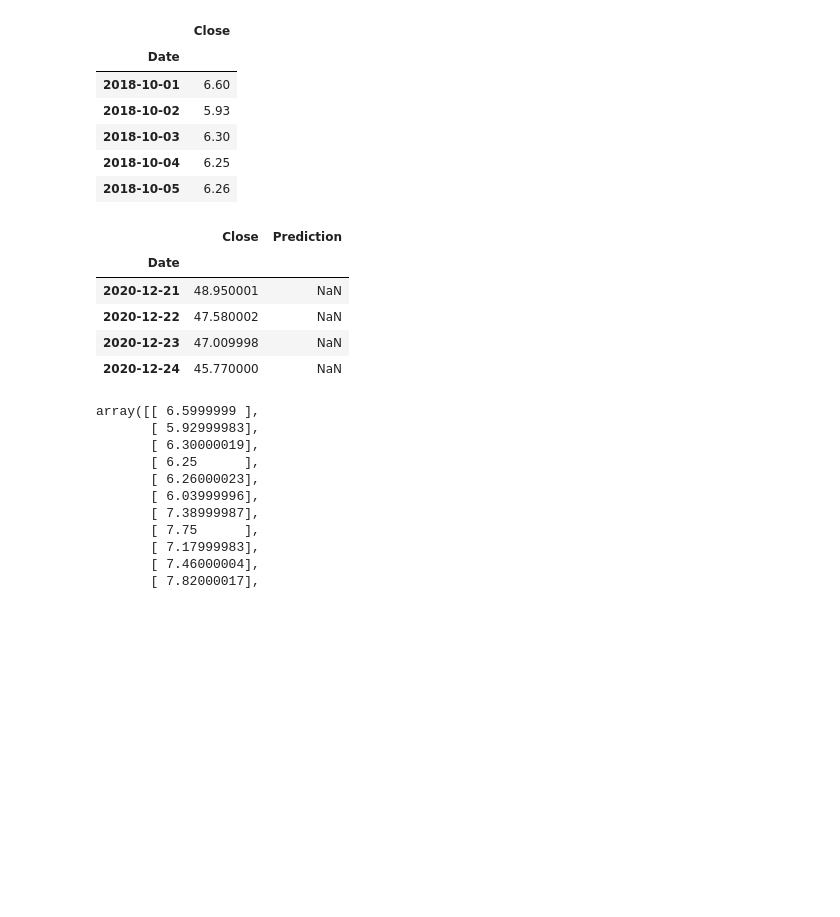
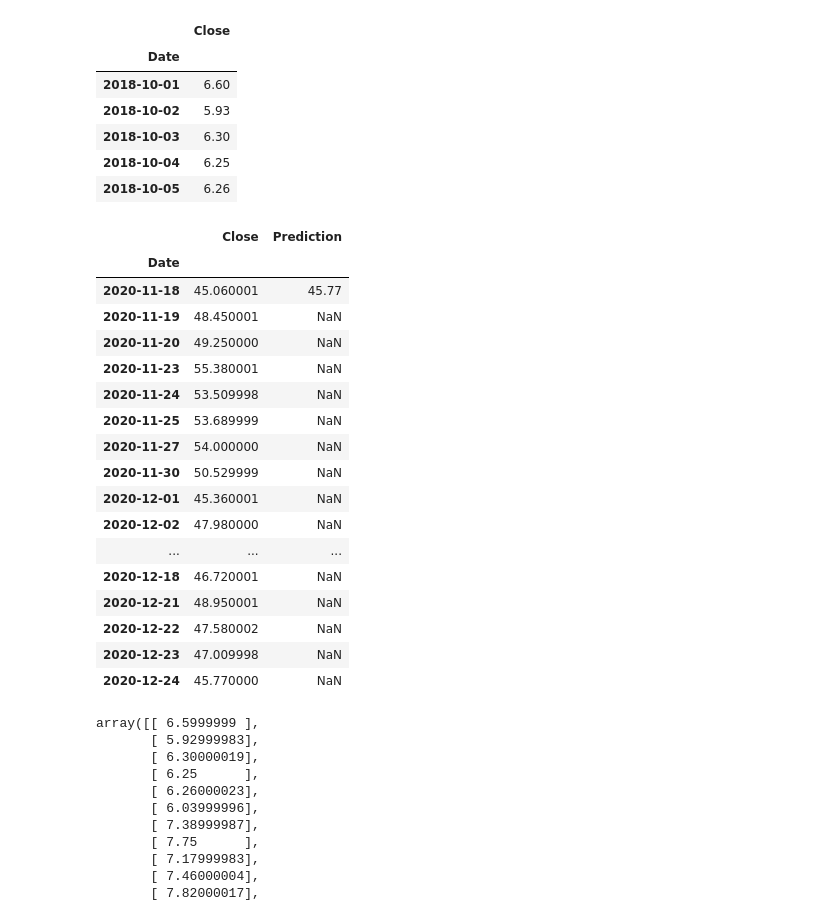
Before and after one commit to pngo5/2_machine_learning_model, a Jupyter notebook: Learning_Model.ipynb, the cells around one changed output. Cells and saved outputs as stored; diff of their text form; code cells hidden in the pictures; blank space fills up the shorter version.

```diff
--- a/Learning_Model.ipynb
+++ b/Learning_Model.ipynb
@@ -69,14 +69,26 @@ df.head()
 # %%
 #Create a veriable to predict 'x' days out into the futures
 
 future_days=25
 #creating a new colum that's the target data.
 #data shifted x units/days
 df['Prediction'] = df.loc[:,['Close']].shift(-future_days)
-df.tail(4)
+df.tail(26)
 # %% [output]
 |  | Close | Prediction |
 | Date |  |  |
+| 2020-11-18 | 45.060001 | 45.77 |
+| 2020-11-19 | 48.450001 | NaN |
+| 2020-11-20 | 49.250000 | NaN |
+| 2020-11-23 | 55.380001 | NaN |
+| 2020-11-24 | 53.509998 | NaN |
+| 2020-11-25 | 53.689999 | NaN |
+| 2020-11-27 | 54.000000 | NaN |
+| 2020-11-30 | 50.529999 | NaN |
+| 2020-12-01 | 45.360001 | NaN |
+| 2020-12-02 | 47.980000 | NaN |
+| ... | ... | ... |
+| 2020-12-18 | 46.720001 | NaN |
 | 2020-12-21 | 48.950001 | NaN |
 | 2020-12-22 | 47.580002 | NaN |
 | 2020-12-23 | 47.009998 | NaN |
```
Also changed, not shown: 3 other files.
